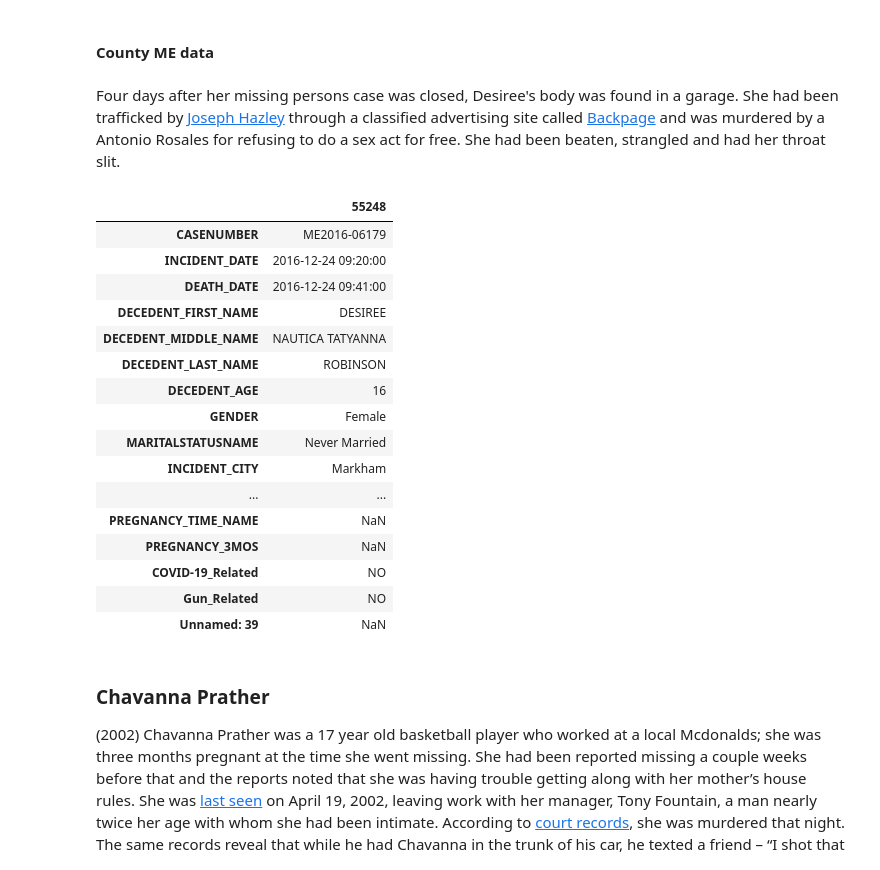
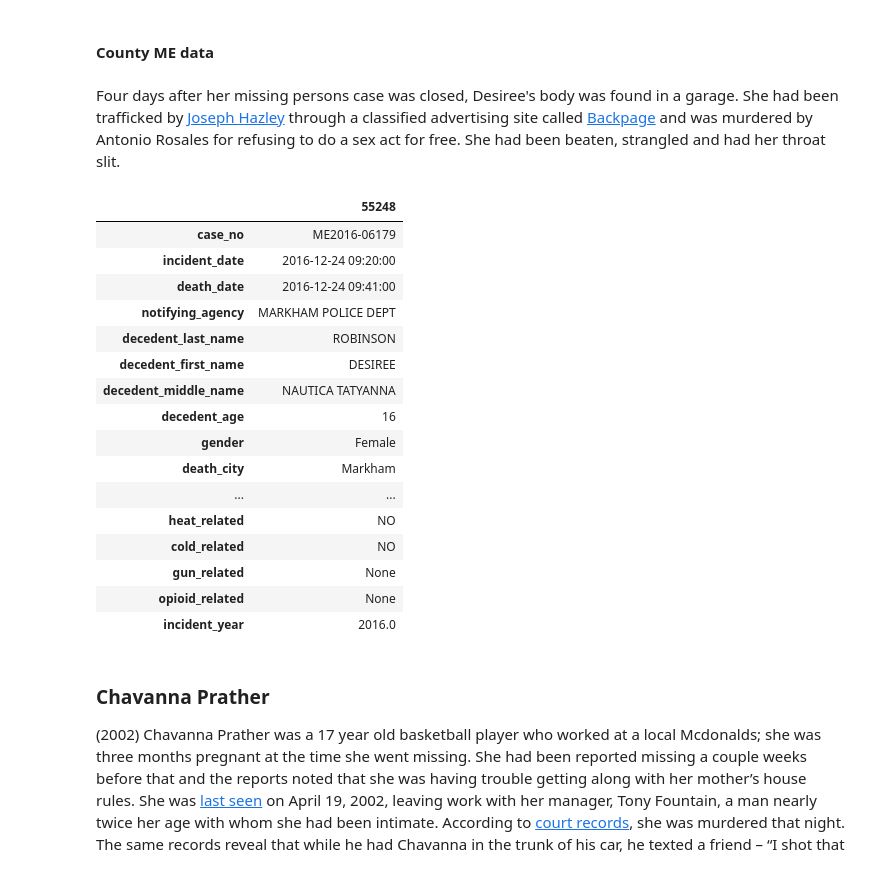
Before and after one commit to HRDAG/Chi-MP-data-story, a Jupyter notebook: notebooks/what-is-an-mp-event-nb1.ipynb, the cells around one changed output. Drawn from its saved outputs; the diff is of its cells as text; code cells hidden in the pictures.

```diff
--- a/notebooks/what-is-an-mp-event-nb1.ipynb
+++ b/notebooks/what-is-an-mp-event-nb1.ipynb
@@ -274,7 +265,8 @@ def prep_geodata(f):
 mp = pd.read_parquet("../data/cpd_mp.parquet")
 mp = mp.loc[mp.year_occurred < 2023].copy()
 cpd_hom = pd.read_parquet("../data/cpd_homicides.parquet")
-raw_me = pd.read_parquet("../data/me_homicides.parquet")
+me = pd.read_parquet("../../US-II-MP/individual/ME_death/export/output/me_homicides.parquet")
+extras = pd.read_parquet("../data/extras.parquet")
 
 # basic features to review
 basic = ['rd_no', 'race', 'sex', 'age', 'age_group', 'address',
@@ -282,28 +274,3 @@ basic = ['rd_no', 'race', 'sex', 'age', 'age_group', 'address',
          'date_officer_arrived', 'notification_time', 'closed_date',
          'status', 'primary', 'description',
          'original_iucr', 'current_iucr',]
-
-# primary by version
-#first = pd.read_parquet("../../join/output/versions/first.parquet")
-#second = pd.read_parquet("../../join/output/versions/second.parquet")
-#third = pd.read_parquet("../../join/output/versions/third.parquet")
-#fourth = pd.read_parquet("../../join/output/versions/fourth.parquet")
-#fifth = pd.read_parquet("../../join/output/versions/fifth.parquet")
-#sixth = pd.read_parquet("../../join/output/versions/sixth.parquet")
-#
-## supplemental datasets
-#mult_miss = read_yaml("../../clean/hand/rdno_fixes.yml")
-#extras = pd.read_parquet("../../join/output/extras.parquet")
-#oemc_disp = pd.read_parquet("../../../OEMC/import/output/oemc_dispatch.parquet")
-#oemc_loc = pd.read_parquet("../../../OEMC/import/output/oemc_location.parquet")
-#me = pd.read_parquet("../../../ME_death/filter/output/deaths.parquet")
-#geo_beats = prep_geodata("../frozen/beats.geojson")
-#
-## we don't want to publish these in their entirety - they have names of deceased humans
-## want to publish a subset that includes the examples we use
-#raw_me_early = pd.read_excel("../../../ME_death/import/input/FOIA_All_ME_Cases_R.xlsx",
-#                       sheet_name='Prior-Aug 2014')
-#raw_me_recent = pd.read_excel("../../../ME_death/import/input/FOIA_All_ME_Cases_R.xlsx",
-#                       sheet_name='Aug 2014 onwards')
-#cpd_hom = pd.read_excel("../../../ME_death/import/input/19773-P824106-Homicides-Database.xlsx",
-#                        sheet_name='HOMICIDE VICS 2000-31JAN2023')
@@ -645,28 +621,28 @@ Desiree's homicide was investigated in Markham, IL.
 # %% [markdown]
 #### County ME data
 # %% [markdown]
-Four days after her missing persons case was closed, Desiree's body was found in a garage. She had been trafficked by [Joseph Hazley](https://abc7chicago.com/joseph-hazley-desiree-robinson-murder-markham-garage/5330837/) through a classified advertising site called [Backpage](https://www.cbsnews.com/chicago/news/backpage-shut-down-by-the-government/) and was murdered by a Antonio Rosales for refusing to do a sex act for free. She had been beaten, strangled and had her throat slit.
+Four days after her missing persons case was closed, Desiree's body was found in a garage. She had been trafficked by [Joseph Hazley](https://abc7chicago.com/joseph-hazley-desiree-robinson-murder-markham-garage/5330837/) through a classified advertising site called [Backpage](https://www.cbsnews.com/chicago/news/backpage-shut-down-by-the-government/) and was murdered by Antonio Rosales for refusing to do a sex act for free. She had been beaten, strangled and had her throat slit.
 # %%
-raw_me_recent.loc[(raw_me_recent.DECEDENT_LAST_NAME == 'ROBINSON') &
-           (raw_me_recent.DECEDENT_FIRST_NAME.str.contains("DESI"))].T
+me.loc[(me.decedent_last_name == 'ROBINSON') &
+    (me.decedent_first_name.str.contains("DESI"))].T
 # %% [output]
 |  | 55248 |
-| CASENUMBER | ME2016-06179 |
-| INCIDENT_DATE | 2016-12-24 09:20:00 |
-| DEATH_DATE | 2016-12-24 09:41:00 |
-| DECEDENT_FIRST_NAME | DESIREE |
-| DECEDENT_MIDDLE_NAME | NAUTICA TATYANNA |
-| DECEDENT_LAST_NAME | ROBINSON |
-| DECEDENT_AGE | 16 |
-| GENDER | Female |
-| MARITALSTATUSNAME | Never Married |
-| INCIDENT_CITY | Markham |
+| case_no | ME2016-06179 |
+| incident_date | 2016-12-24 09:20:00 |
+| death_date | 2016-12-24 09:41:00 |
+| notifying_agency | MARKHAM POLICE DEPT |
+| decedent_last_name | ROBINSON |
+| decedent_first_name | DESIREE |
+| decedent_middle_name | NAUTICA TATYANNA |
+| decedent_age | 16 |
+| gender | Female |
+| death_city | Markham |
 | ... | ... |
-| PREGNANCY_TIME_NAME | NaN |
-| PREGNANCY_3MOS | NaN |
-| COVID-19_Related | NO |
-| Gun_Related | NO |
-| Unnamed: 39 | NaN |
+| heat_related | NO |
+| cold_related | NO |
+| gun_related | None |
+| opioid_related | None |
+| incident_year | 2016.0 |
 # %% [markdown]
 ### Chavanna Prather <a class="anchor" id="chavanna"></a>
 
```
Also changed, not shown: parts of 31 cells of this notebook.
